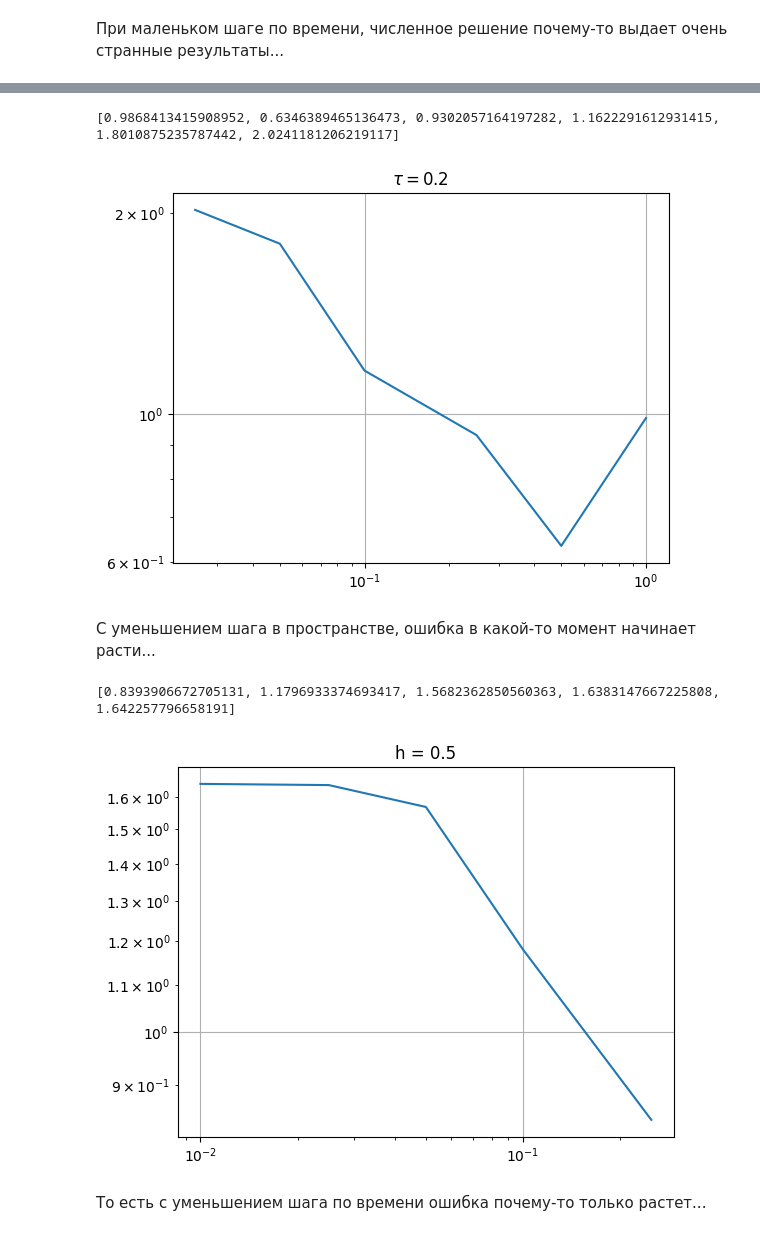
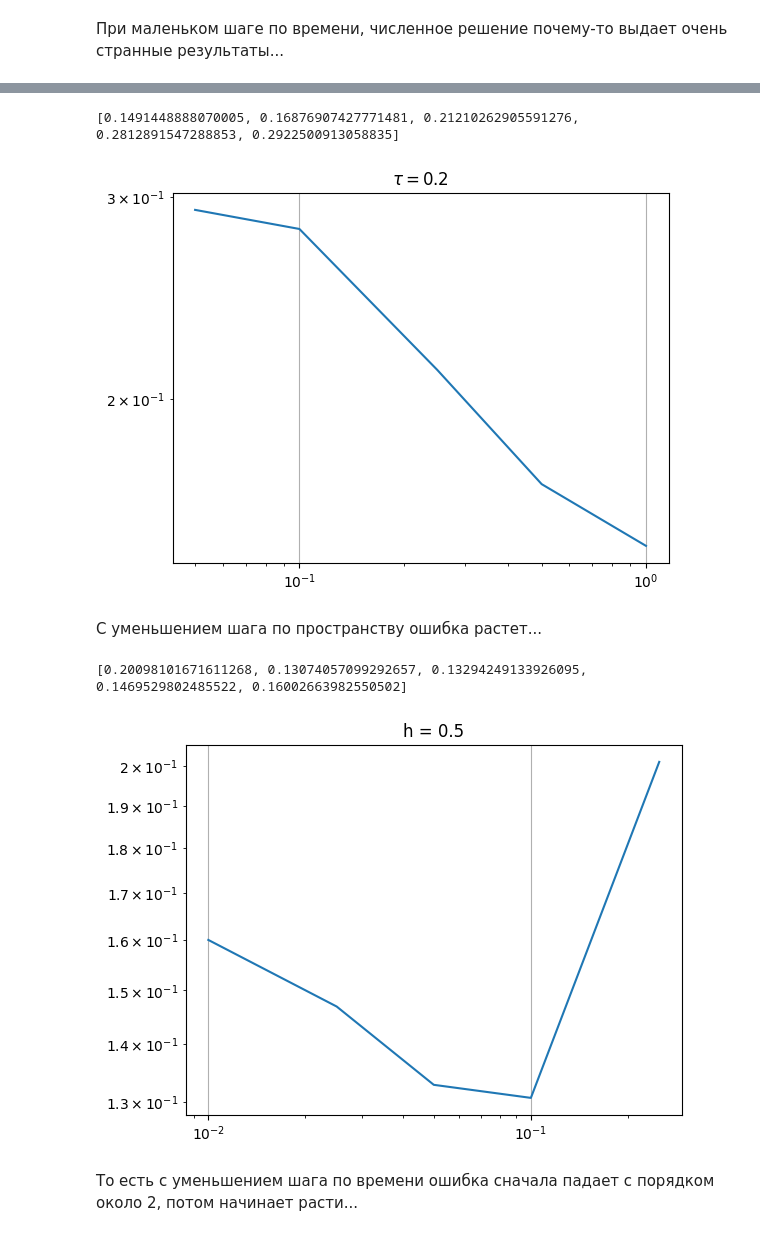
Before and after one commit to Xopppek/heat_equation, a Jupyter notebook: heat_equation.ipynb, the cells around one changed output, grey strips where cells are left out. Saved outputs shown, nothing was run; the diff lists cells and outputs as text; code cells hidden in the pictures.

```diff
--- a/heat_equation.ipynb
+++ b/heat_equation.ipynb
@@ -410,7 +410,7 @@ def solve_two_dim(u_start, h_1, h_2, tau, t_end, K_1, K_2, mu_l_1, mu_l_2, mu_r_
         for i in range(1, u.shape[1] - 1):
             u[0, i] = mu_l_2((j + 1) * tau, i * h_1)[0]
             u[-1, i] = mu_r_2((j + 1) * tau, i * h_1)[0]
-            u[:, i] = step_one_dim(u[:, i], tau, h, K_2, epsilon)
+            u[:, i] = step_one_dim(u[:, i], h_2, tau, K_2, epsilon)
 
         # проставим граничные условия
         u[0, :] = mu_l_2((j + 1) * tau, [i * h_1 for i in range(u.shape[1])]) # низ
@@ -568,23 +568,23 @@ plt.show()
 # %%
-h_steps = np.array([1, 0.5, 0.25, 0.1, 0.05, 0.025])
+h_steps = np.array([1, 0.5, 0.25, 0.1, 0.05])
 err = []
 tau = 0.2
 
 for h_i in h_steps:
     x_i = np.linspace(0, l_1, int(l_1 / h_i)+1)
     y_i = np.linspace(0, l_2, int(l_2 / h_i)+1)
     err.append(np.max(np.abs(u(t_end, x_i, y_i) - solve_two_dim(u(0, x_i, y_i), h_i, h_i, tau, t_end, K_1, K_2, mu_l_1, mu_l_2, mu_r_1, mu_r_2))))
 
 print(err)
 plt.loglog(h_steps, err)
 plt.title("$\\tau = 0.2$")
 plt.grid(True)
 plt.show()
 # %% [output]
-[0.9868413415908952, 0.6346389465136473, 0.9302057164197282, 1.1622291612931415, 1.8010875235787442, 2.0241181206219117]
+[0.1491448888070005, 0.16876907427771481, 0.21210262905591276, 0.2812891547288853, 0.2922500913058835]
-[figure, old version]
+[figure, new version]
-# %% [markdown]
-С уменьшением шага в пространстве, ошибка в какой-то момент начинает расти...
+# %% [markdown]
+С уменьшением шага по пространству ошибка растет...
 # %%
 tau_steps = np.array([0.25, 0.1, 0.05, 0.025, 0.01])
 h_tau_test = 0.5
@@ -601,7 +601,7 @@ plt.title(f"h = {h_tau_test}")
 plt.grid(True)
 plt.show()
 # %% [output]
-[0.8393906672705131, 1.1796933374693417, 1.5682362850560363, 1.6383147667225808, 1.642257796658191]
+[0.20098101671611268, 0.13074057099292657, 0.13294249133926095, 0.1469529802485522, 0.16002663982550502]
-[figure, old version]
+[figure, new version]
 # %% [markdown]
-То есть с уменьшением шага по времени ошибка почему-то только растет...
+То есть с уменьшением шага по времени ошибка сначала падает с порядком около 2, потом начинает расти...
```
Also changed, not shown: parts of 2 cells of this notebook.
